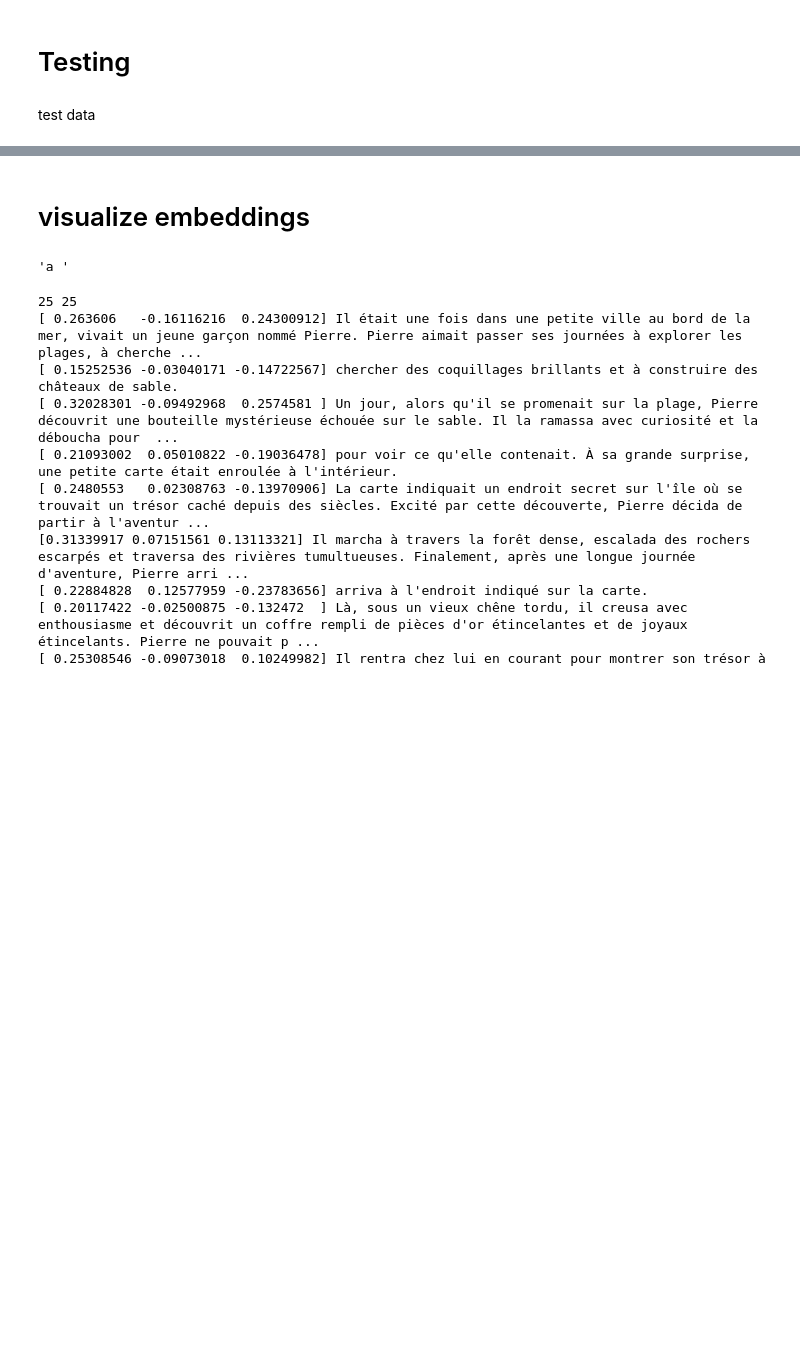
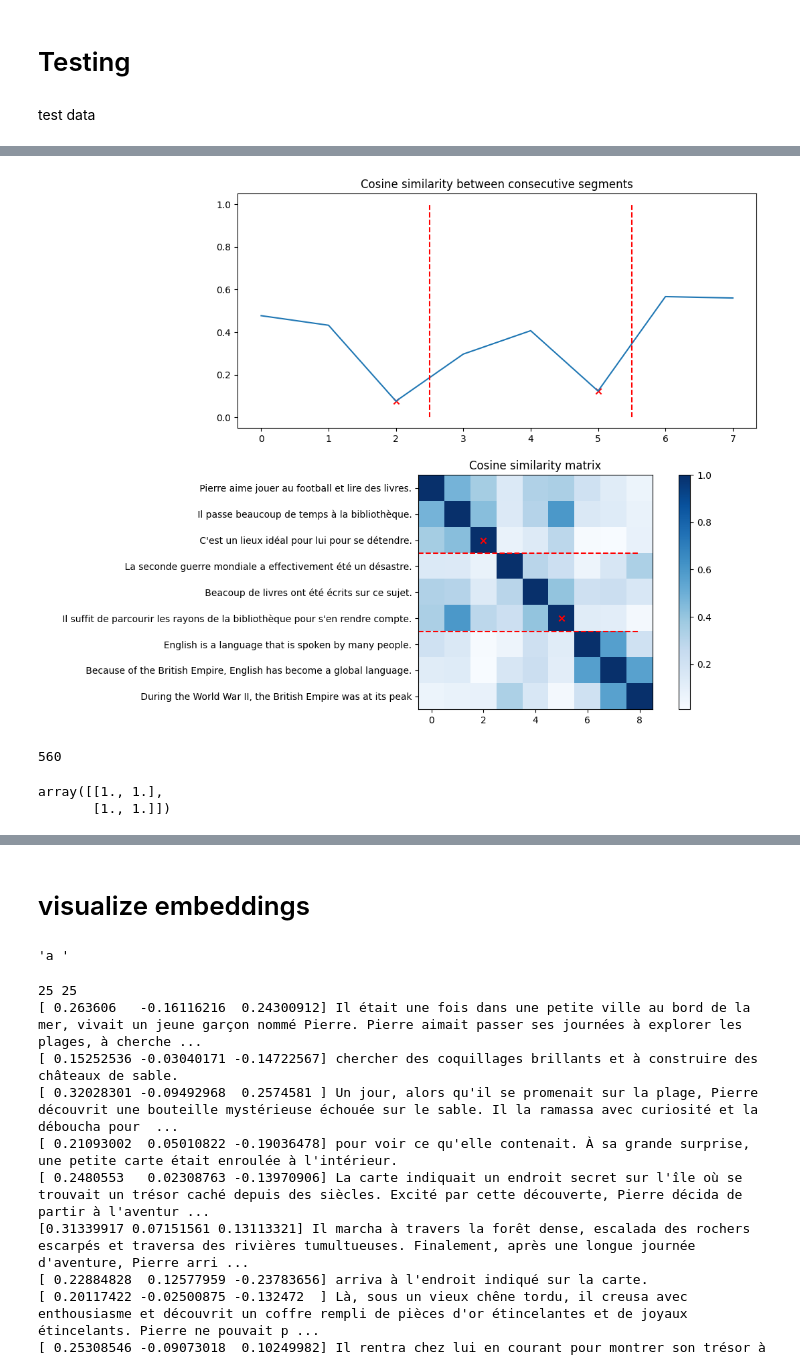
Before and after one commit to addaix/raglab, a Jupyter notebook: misc/ad_raglab_streamline.ipynb, the cells around one changed output, grey strips where cells are left out. Cells and saved outputs as stored; diff of their text form; code cells hidden in the pictures; blank space fills up the shorter version.

```diff
--- a/misc/ad_raglab_streamline.ipynb
+++ b/misc/ad_raglab_streamline.ipynb
@@ -67,7 +105,21 @@ test_doc = {"contract1": test_txt}
 # %%
 # display segmentation
-segmentation_dag[:"display_cut_ids"](text=test_txt, max_tokens=700)
+segmentation_dag[:"display_cut_ids"](text=my_text, max_tokens=80)
+# %% [output]
+[figure, added]
+# %%
+112*5
+# %% [output]
+560
 # %%
 from functools import partial
 _generate_split_keys =  partial(generate_split_keys, chunk_overlap=40, max_chunk_size=10_000)
+# %%
+# import cosine_similarity
+from sklearn.metrics.pairwise import cosine_similarity
+a= [[0, 1, 0], [0, 2, 0]]
+cosine_similarity(a)
+# %% [output]
+array([[1., 1.],
+       [1., 1.]])
 # %%
```
Also changed, not shown: parts of 20 cells of this notebook, 4 other files.
